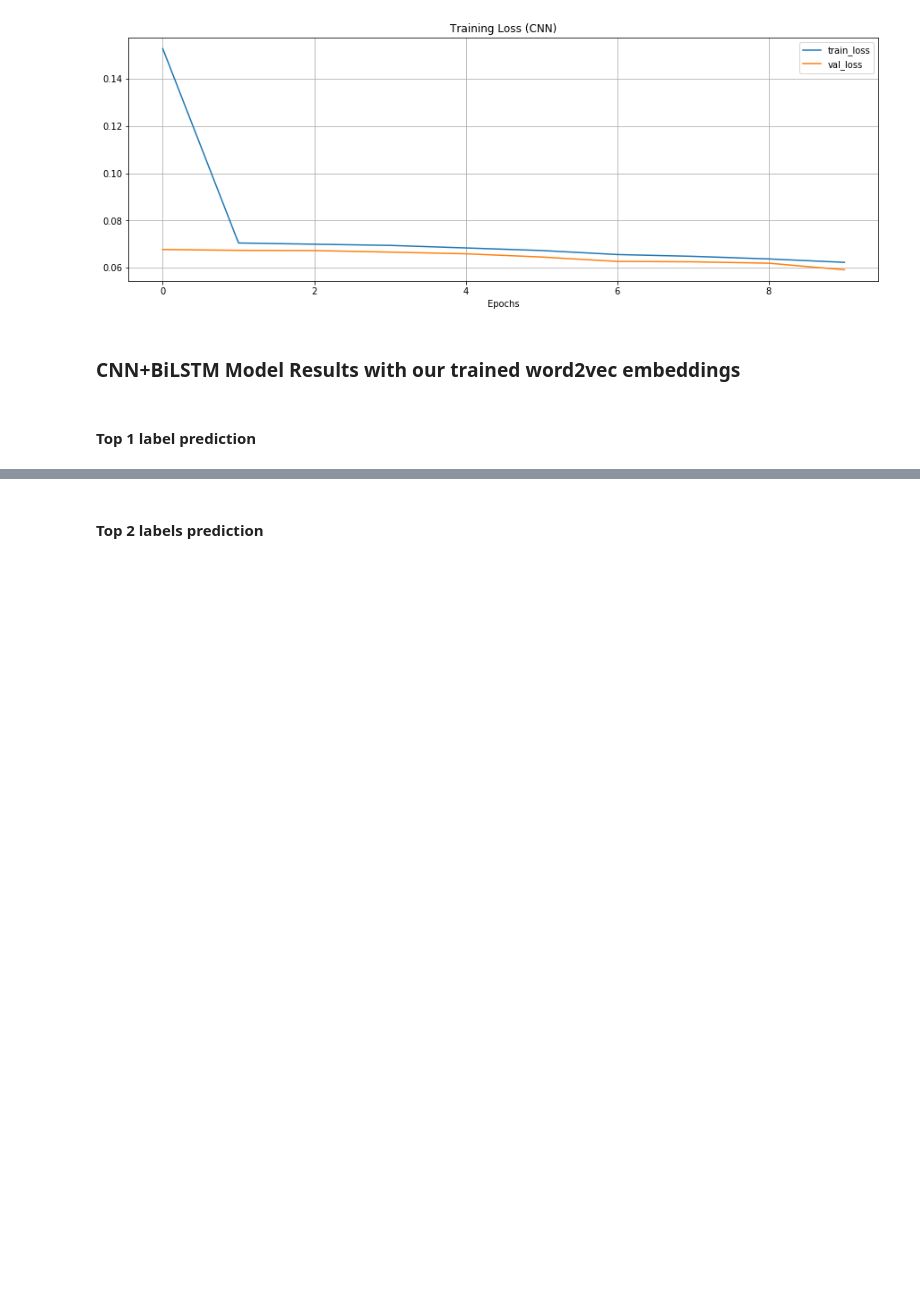
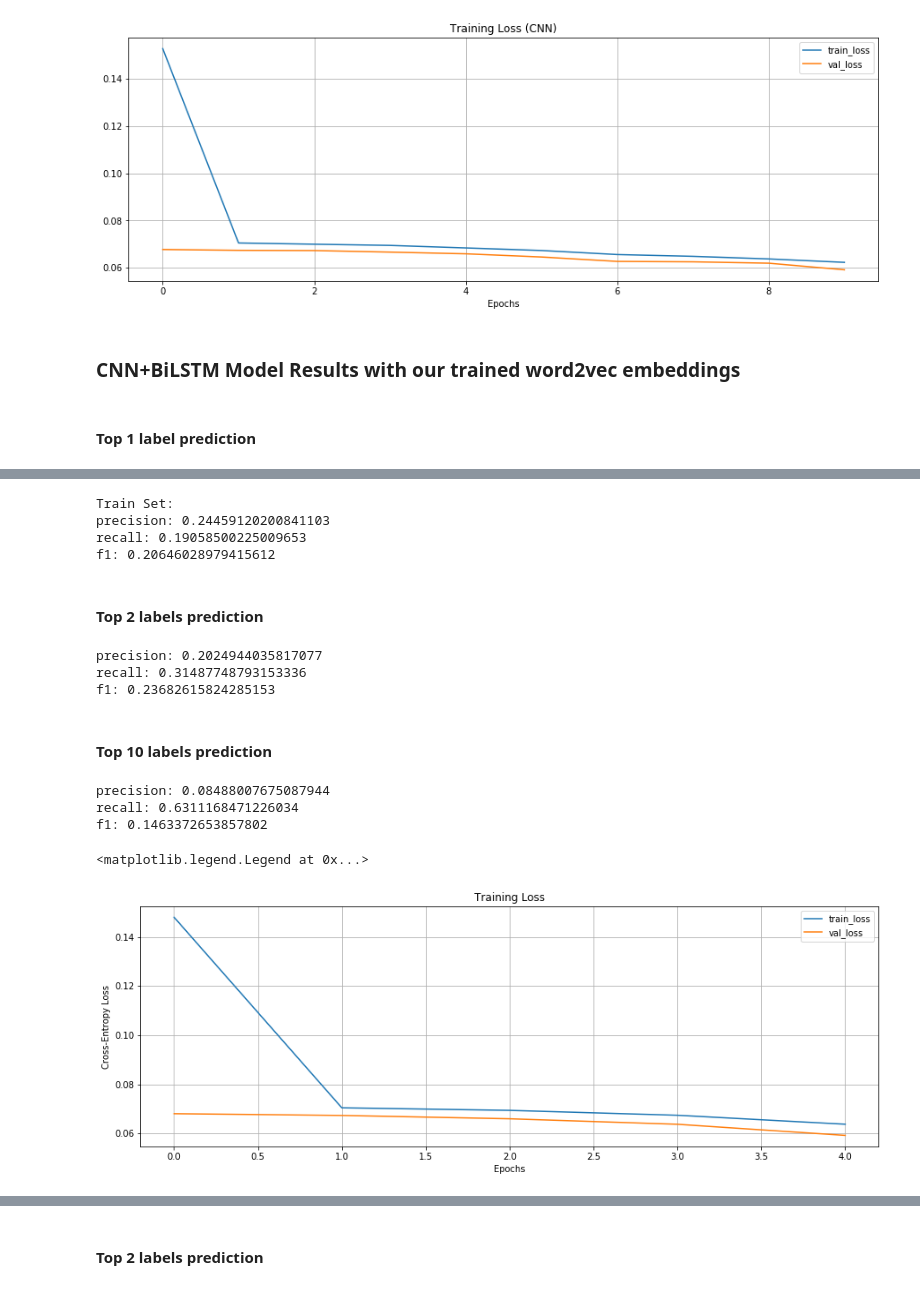
Before and after one commit to saurav-datta/patent_classification-Keras, a Jupyter notebook: Main_Notebook_New.ipynb, the cells around one changed output, grey strips where cells are left out. Drawn from its saved outputs; the diff is of its cells as text; code cells hidden in the pictures; blank space fills up the shorter version.

```diff
--- a/Main_Notebook_New.ipynb
+++ b/Main_Notebook_New.ipynb
@@ -1802,0 +1490,48 @@ plt.legend(loc="upper right")
+# %%
+print("Train Set: ")
+pred_classes = get_pred_classes(X_train_seq, number_of_labels = 1)
+print("precision:" , metrics.precision_score(Y_train, pred_classes, average = 'samples'))
+print("recall:" , metrics.recall_score(Y_train, pred_classes, average = 'samples'))
+print("f1:" , metrics.f1_score(Y_train, pred_classes, average = 'samples'))
+# %% [output]
+Train Set:
+precision: 0.24459120200841103
+recall: 0.19058500225009653
+f1: 0.20646028979415612
+# %% [markdown]
+#### Top 2 labels prediction
+# %%
+pred_classes = get_pred_classes(X_test_seq, number_of_labels = 2)
+print("precision:" , metrics.precision_score(Y_test, pred_classes, average = 'samples'))
+print("recall:" , metrics.recall_score(Y_test, pred_classes, average = 'samples'))
+print("f1:" , metrics.f1_score(Y_test, pred_classes, average = 'samples'))
+# %% [output]
+precision: 0.2024944035817077
+recall: 0.31487748793153336
+f1: 0.23682615824285153
+# %% [markdown]
+#### Top 10 labels prediction
+# %%
+pred_classes = get_pred_classes(X_test_seq, number_of_labels = 10)
+print("precision:" , metrics.precision_score(Y_test, pred_classes, average = 'samples'))
+print("recall:" , metrics.recall_score(Y_test, pred_classes, average = 'samples'))
+print("f1:" , metrics.f1_score(Y_test, pred_classes, average = 'samples'))
+# %% [output]
+precision: 0.08488007675087944
+recall: 0.6311168471226034
+f1: 0.1463372653857802
+# %%
+# Ploting the loss
+
+plt.figure(figsize=(15,5))
+N = epochs
+plt.plot(np.arange(0, N), history.history["loss"], label="train_loss")
+plt.plot(np.arange(0, N), history.history["val_loss"], label="val_loss")
+plt.title("Training Loss")
+plt.xlabel("Epochs")
+plt.grid()
+plt.ylabel("Cross-Entropy Loss")
+plt.legend(loc="upper right")
+# %% [output]
+<matplotlib.legend.Legend at 0x...>
+[figure, added]
```
Also changed, not shown: parts of 75 cells of this notebook, 3 other files.
